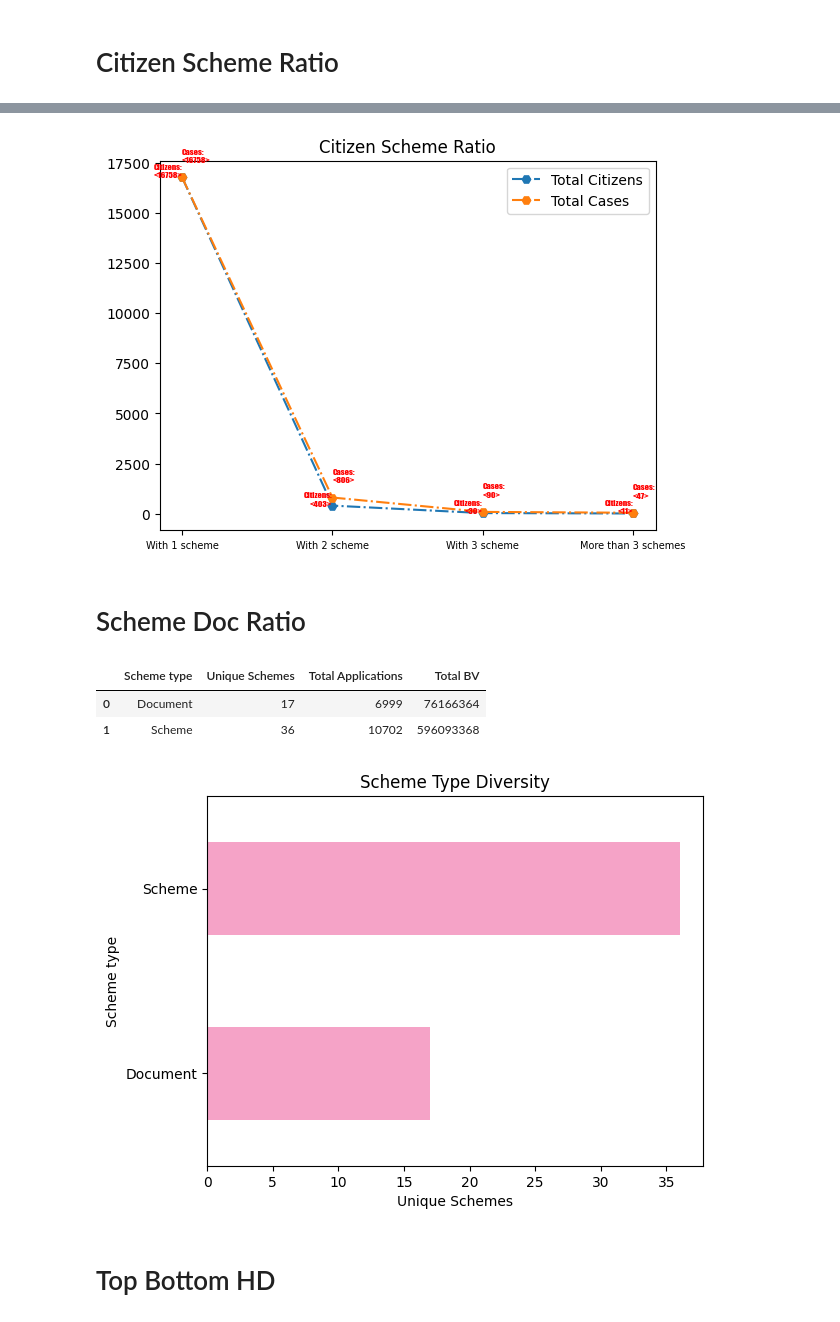
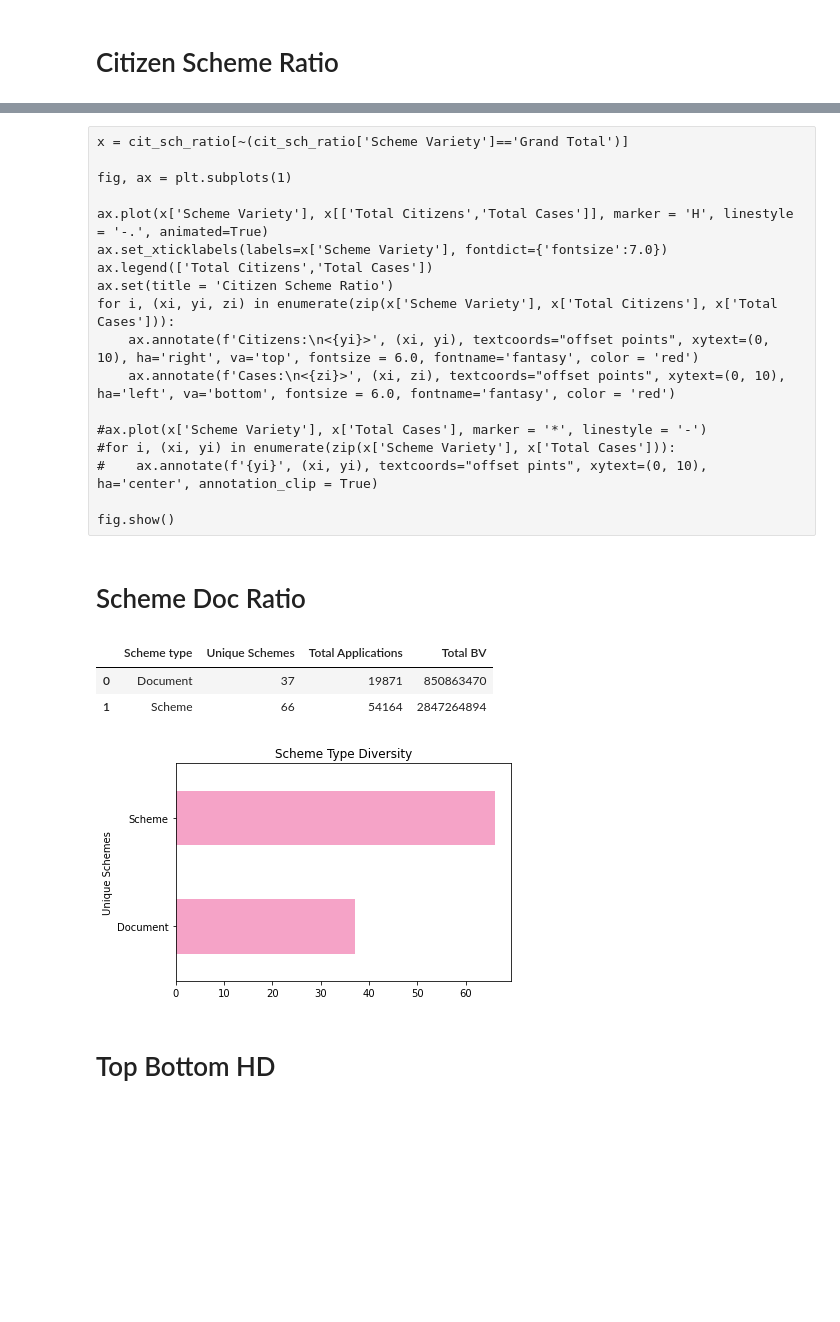
Before and after one commit to akashshahapure/Haqdarshak, a Jupyter notebook: Remove Duplicate for Dashboard-Manas Algo.ipynb, the cells around one changed output, grey strips where cells are left out. Cells and saved outputs as stored; diff of their text form; code cells hidden in the pictures; blank space fills up the shorter version.

```diff
--- a/Remove Duplicate for Dashboard-Manas Algo.ipynb
+++ b/Remove Duplicate for Dashboard-Manas Algo.ipynb
@@ -831,8 +850,8 @@ if 'Nasscom1.0_All' in fn:
 # %%
 # Creating table citizen to scheme ratio.
 cit_sch_ratio = pd.DataFrame(unique_data['Citizen GUID'].value_counts())
-cit_sch_ratio.rename(columns={'count':'No of cases'}, inplace=True)
-cit_sch_ratio.reset_index(inplace=True)
+cit_sch_ratio = cit_sch_ratio.reset_index()
+cit_sch_ratio.rename(columns={'Citizen GUID':'No of cases', 'index':'Citizen GUID'}, inplace=True)
 
 # Merging no of cases with main project data.
 #unique_data = unique_data.merge(cit_sch_ratio.drop_duplicates(subset=['Citizen GUID']), on = 'Citizen GUID', how = 'left')
@@ -1047,47 +1085,45 @@ cit_sch_ratio
-# %%
-x = cit_sch_ratio[~(cit_sch_ratio['Scheme Variety']=='Grand Total')]
-
-fig, ax = plt.subplots(1)
-
-ax.plot(x['Scheme Variety'], x[['Total Citizens','Total Cases']], marker = 'H', linestyle = '-.', animated=True)
-ax.set_xticklabels(labels=x['Scheme Variety'], fontdict={'fontsize':7.0})
-ax.legend(['Total Citizens','Total Cases'])
-ax.set(title = 'Citizen Scheme Ratio')
-for i, (xi, yi, zi) in enumerate(zip(x['Scheme Variety'], x['Total Citizens'], x['Total Cases'])):
-    ax.annotate(f'Citizens:\n<{yi}>', (xi, yi), textcoords="offset points", xytext=(0, 10), ha='right', va='top', fontsize = 6.0, fontname='fantasy', color = 'red')
-    ax.annotate(f'Cases:\n<{zi}>', (xi, zi), textcoords="offset points", xytext=(0, 10), ha='left', va='bottom', fontsize = 6.0, fontname='fantasy', color = 'red')
-
-#ax.plot(x['Scheme Variety'], x['Total Cases'], marker = '*', linestyle = '-')
-#for i, (xi, yi) in enumerate(zip(x['Scheme Variety'], x['Total Cases'])):
-#    ax.annotate(f'{yi}', (xi, yi), textcoords="offset pints", xytext=(0, 10), ha='center', annotation_clip = True)
-
-fig.show()
-# %% [output]
-[figure, removed]
+# %% [raw]
+x = cit_sch_ratio[~(cit_sch_ratio['Scheme Variety']=='Grand Total')]
+
+fig, ax = plt.subplots(1)
+
+ax.plot(x['Scheme Variety'], x[['Total Citizens','Total Cases']], marker = 'H', linestyle = '-.', animated=True)
+ax.set_xticklabels(labels=x['Scheme Variety'], fontdict={'fontsize':7.0})
+ax.legend(['Total Citizens','Total Cases'])
+ax.set(title = 'Citizen Scheme Ratio')
+for i, (xi, yi, zi) in enumerate(zip(x['Scheme Variety'], x['Total Citizens'], x['Total Cases'])):
+    ax.annotate(f'Citizens:\n<{yi}>', (xi, yi), textcoords="offset points", xytext=(0, 10), ha='right', va='top', fontsize = 6.0, fontname='fantasy', color = 'red')
+    ax.annotate(f'Cases:\n<{zi}>', (xi, zi), textcoords="offset points", xytext=(0, 10), ha='left', va='bottom', fontsize = 6.0, fontname='fantasy', color = 'red')
+
+#ax.plot(x['Scheme Variety'], x['Total Cases'], marker = '*', linestyle = '-')
+#for i, (xi, yi) in enumerate(zip(x['Scheme Variety'], x['Total Cases'])):
+#    ax.annotate(f'{yi}', (xi, yi), textcoords="offset pints", xytext=(0, 10), ha='center', annotation_clip = True)
+
+fig.show()
 # %% [markdown]
 # Scheme Doc Ratio
 # %%
 # Scheme type Total application
 sch_doc_application = pd.DataFrame(unique_data.groupby(by = 'Scheme type')['Scheme/Doc'].count()).reset_index()
 sch_doc_application.rename(columns={'Scheme/Doc' : 'Total Applications'}, inplace=True)
 
 # Scheme type Total Benefit value
 sch_doc_application['Total BV'] = list(unique_data.groupby(by ='Scheme type')['Benefit Value'].sum())
 
 # Scheme type Total unique schemes
-sch_doc_schemes = pd.DataFrame(unique_data.groupby(by = 'Scheme type')['Scheme/Doc'].value_counts()).reset_index().drop(columns='count')
+sch_doc_schemes = pd.DataFrame(unique_data.groupby(by = 'Scheme type')['Scheme/Doc'].value_counts()).drop(columns='Scheme/Doc').reset_index()
 sch_doc_schemes = pd.DataFrame(sch_doc_schemes.groupby(by='Scheme type')['Scheme/Doc'].count()).reset_index()
 sch_doc_schemes.rename(columns={'Scheme/Doc' : 'Unique Schemes'}, inplace=True)
 
 # Merging both tables
 sch_doc_ratio = sch_doc_schemes.merge(sch_doc_application, on = 'Scheme type', how = 'left')
 sch_doc_ratio[['Scheme type','Unique Schemes']].set_index('Scheme type').plot(kind='barh', title='Scheme Type Diversity', color='#F5A3C7', legend=False, xlabel="Unique Schemes")
 sch_doc_ratio
 # %% [output]
 |  | Scheme type | Unique Schemes | Total Applications | Total BV |
-| 0 | Document | 17 | 6999 | 76166364 |
-| 1 | Scheme | 36 | 10702 | 596093368 |
+| 0 | Document | 37 | 19871 | 850863470 |
+| 1 | Scheme | 66 | 54164 | 2847264894 |
-[figure, old version]
+[figure, new version]
 # %% [markdown]
 # Top Bottom HD
 # %%
```
Also changed, not shown: parts of 42 cells of this notebook, 21 other files.
